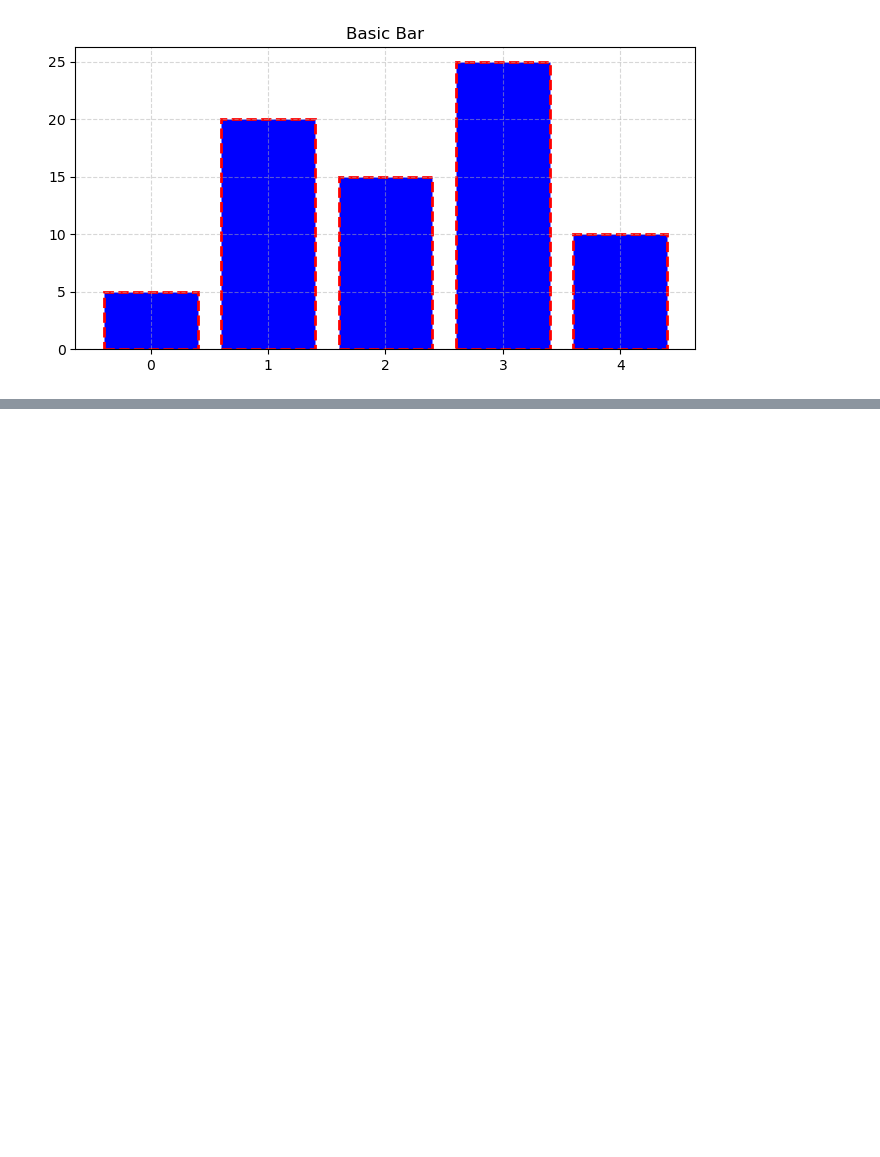
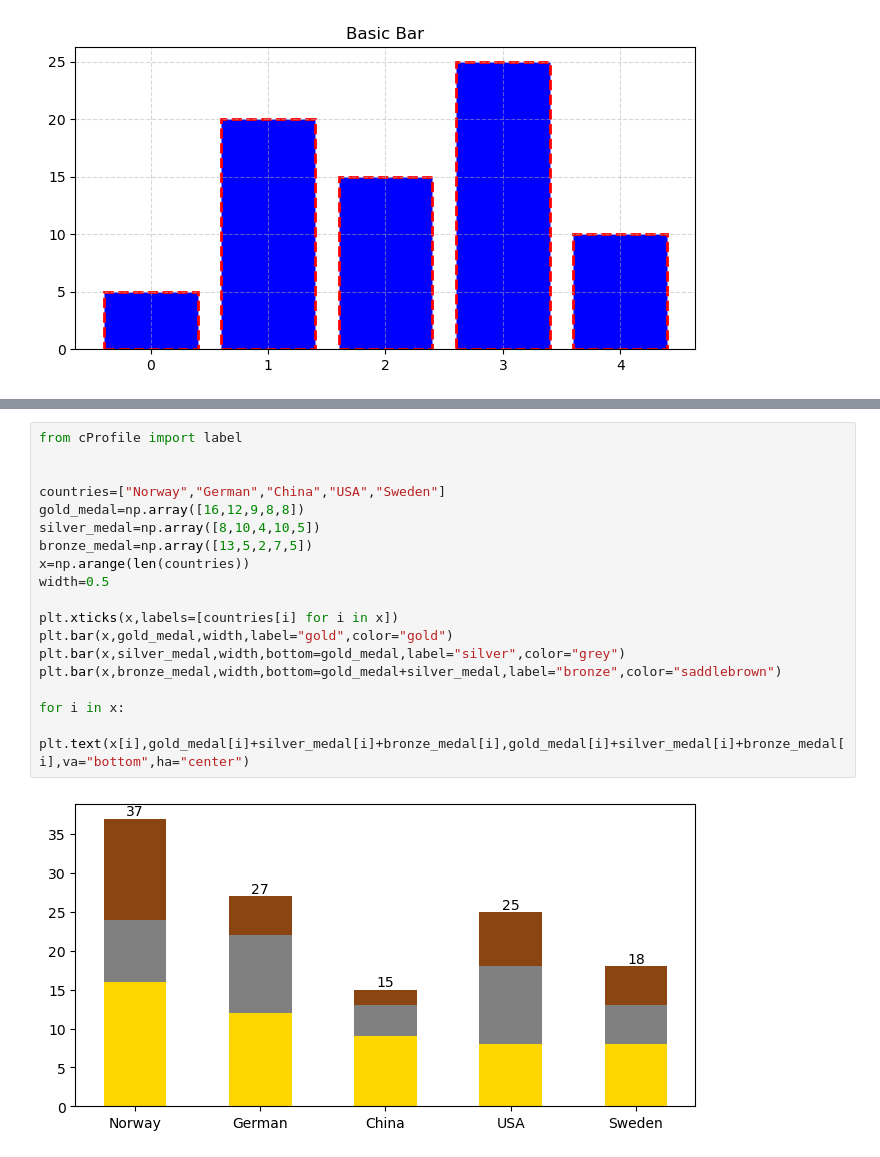
Before and after one commit to ximi2002/KNG_LAB, a Jupyter notebook: DiveIntoDeepLearning/matplotlib.ipynb, the cells around one changed output, grey strips where cells are left out. Drawn from its saved outputs; the diff is of its cells as text; blank space fills up the shorter version.

```diff
--- a/DiveIntoDeepLearning/matplotlib.ipynb
+++ b/DiveIntoDeepLearning/matplotlib.ipynb
@@ -710,0 +732,20 @@ plt.bar(x,data,color=["blue"],ec="r",ls="--",lw=2)
+# %%
+from cProfile import label
+
+
+countries=["Norway","German","China","USA","Sweden"]
+gold_medal=np.array([16,12,9,8,8])
+silver_medal=np.array([8,10,4,10,5])
+bronze_medal=np.array([13,5,2,7,5])
+x=np.arange(len(countries))
+width=0.5
+
+plt.xticks(x,labels=[countries[i] for i in x])
+plt.bar(x,gold_medal,width,label="gold",color="gold")
+plt.bar(x,silver_medal,width,bottom=gold_medal,label="silver",color="grey")
+plt.bar(x,bronze_medal,width,bottom=gold_medal+silver_medal,label="bronze",color="saddlebrown")
+
+for i in x:
+    plt.text(x[i],gold_medal[i]+silver_medal[i]+bronze_medal[i],gold_medal[i]+silver_medal[i]+bronze_medal[i],va="bottom",ha="center")
+# %% [output]
+[figure, added]
```
Also changed, not shown: parts of 28 cells of this notebook, 21 other files.
